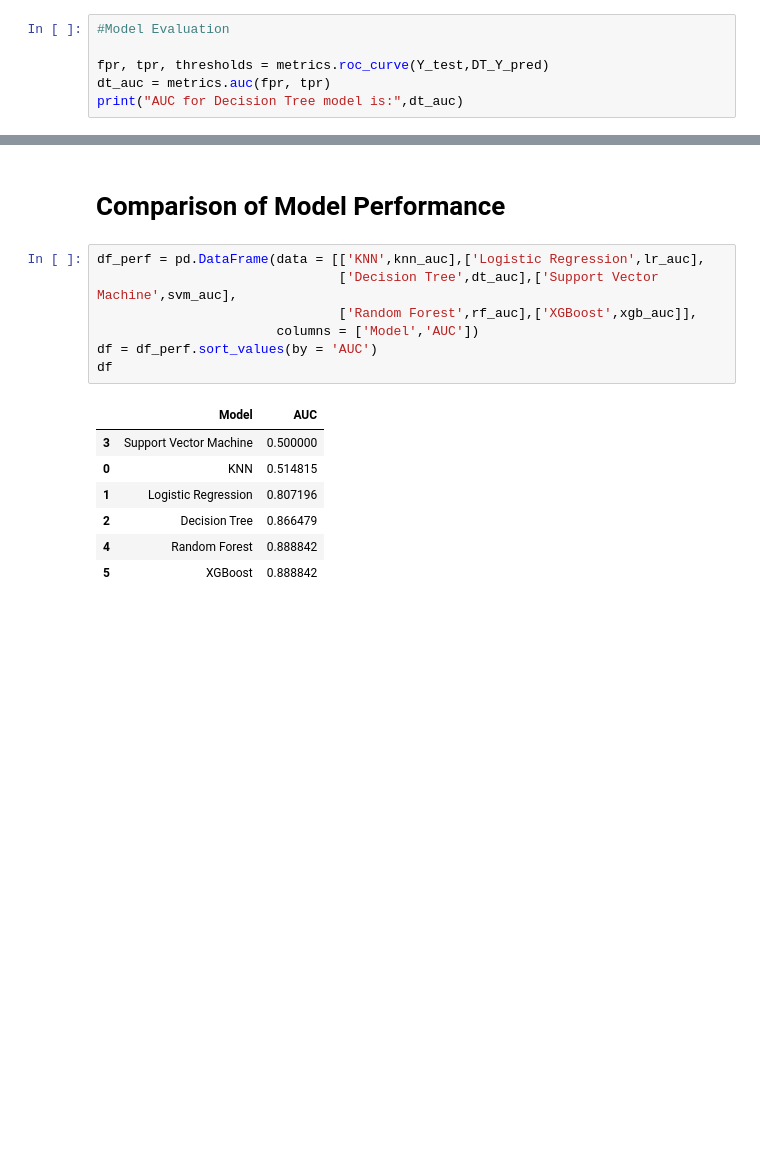
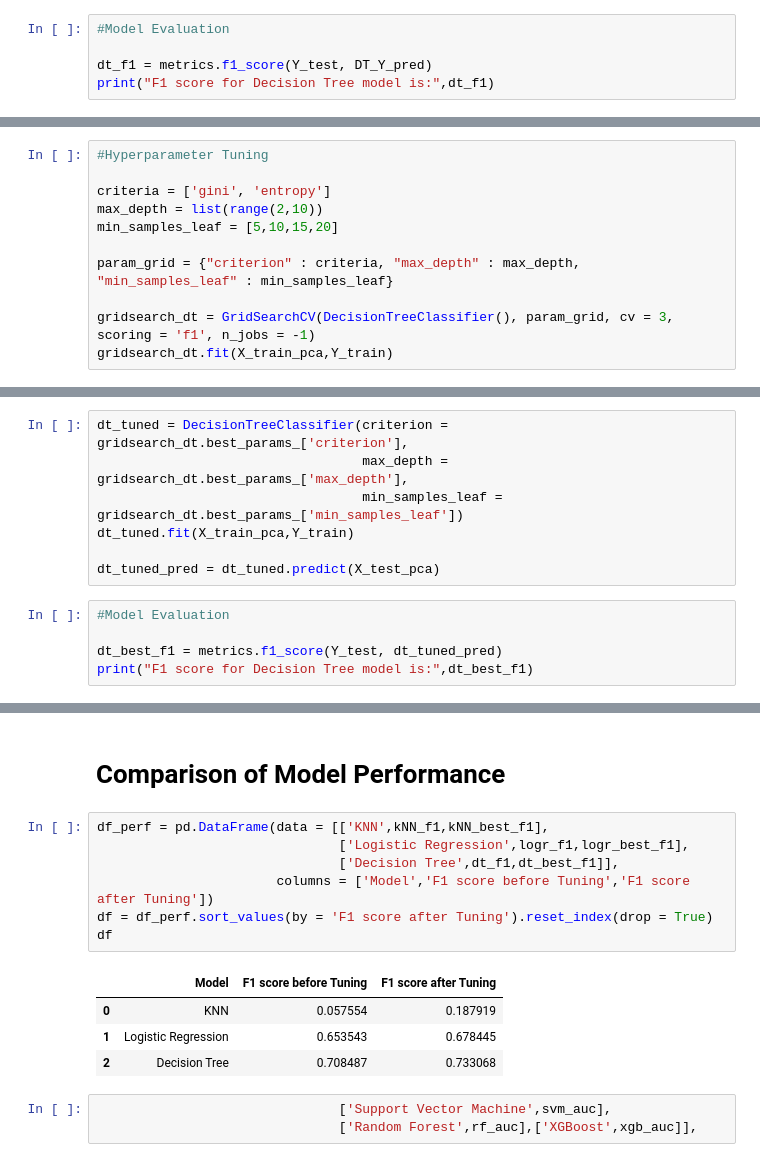
Before and after one commit to aakanshadalmia/Credit-Card-Fraud-Detection, a Jupyter notebook: Credit_Card_Fraud_Detection.ipynb, the cells around one changed output, grey strips where cells are left out. Saved outputs shown, nothing was run; the diff lists cells and outputs as text; blank space fills up the shorter version.

```diff
--- a/Credit_Card_Fraud_Detection.ipynb
+++ b/Credit_Card_Fraud_Detection.ipynb
@@ -183,7 +227,6 @@ DT_Y_pred = DT.predict(X_test)
 # %%
 #Model Evaluation
 
-fpr, tpr, thresholds = metrics.roc_curve(Y_test,DT_Y_pred)
-dt_auc = metrics.auc(fpr, tpr)
-print("AUC for Decision Tree model is:",dt_auc)
+dt_f1 = metrics.f1_score(Y_test, DT_Y_pred)
+print("F1 score for Decision Tree model is:",dt_f1)
 # %% [output]
@@ -190,0 +234,11 @@ AUC for Decision Tree model is: 0.866479110986074
+# %%
+#Hyperparameter Tuning
+
+criteria = ['gini', 'entropy']
+max_depth = list(range(2,10))
+min_samples_leaf = [5,10,15,20]
+
+param_grid = {"criterion" : criteria, "max_depth" : max_depth, "min_samples_leaf" : min_samples_leaf}
+
+gridsearch_dt = GridSearchCV(DecisionTreeClassifier(), param_grid, cv = 3, scoring = 'f1', n_jobs = -1)
+gridsearch_dt.fit(X_train_pca,Y_train)
@@ -190,0 +257,12 @@ AUC for Decision Tree model is: 0.866479110986074
+# %%
+dt_tuned = DecisionTreeClassifier(criterion = gridsearch_dt.best_params_['criterion'],
+                                  max_depth = gridsearch_dt.best_params_['max_depth'],
+                                  min_samples_leaf = gridsearch_dt.best_params_['min_samples_leaf'])
+dt_tuned.fit(X_train_pca,Y_train)
+
+dt_tuned_pred = dt_tuned.predict(X_test_pca)
+# %%
+#Model Evaluation
+
+dt_best_f1 = metrics.f1_score(Y_test, dt_tuned_pred)
+print("F1 score for Decision Tree model is:",dt_best_f1)
@@ -254,17 +333,17 @@ AUC for XGBoost model is: 0.8888419999687407
 # %% [markdown]
 # Comparison of Model Performance
 # %%
-df_perf = pd.DataFrame(data = [['KNN',knn_auc],['Logistic Regression',lr_auc],
-                               ['Decision Tree',dt_auc],['Support Vector Machine',svm_auc],
-                               ['Random Forest',rf_auc],['XGBoost',xgb_auc]],
-                       columns = ['Model','AUC'])
-df = df_perf.sort_values(by = 'AUC')
+df_perf = pd.DataFrame(data = [['KNN',kNN_f1,kNN_best_f1],
+                               ['Logistic Regression',logr_f1,logr_best_f1],
+                               ['Decision Tree',dt_f1,dt_best_f1]],
+                       columns = ['Model','F1 score before Tuning','F1 score after Tuning'])
+df = df_perf.sort_values(by = 'F1 score after Tuning').reset_index(drop = True)
 df
 # %% [output]
-|  | Model | AUC |
-| 3 | Support Vector Machine | 0.500000 |
-| 0 | KNN | 0.514815 |
-| 1 | Logistic Regression | 0.807196 |
-| 2 | Decision Tree | 0.866479 |
-| 4 | Random Forest | 0.888842 |
-| 5 | XGBoost | 0.888842 |
+|  | Model | F1 score before Tuning | F1 score after Tuning |
+| 0 | KNN | 0.057554 | 0.187919 |
+| 1 | Logistic Regression | 0.653543 | 0.678445 |
+| 2 | Decision Tree | 0.708487 | 0.733068 |
+# %%
+                               ['Support Vector Machine',svm_auc],
+                               ['Random Forest',rf_auc],['XGBoost',xgb_auc]],
```
Also changed, not shown: parts of 18 cells of this notebook.
